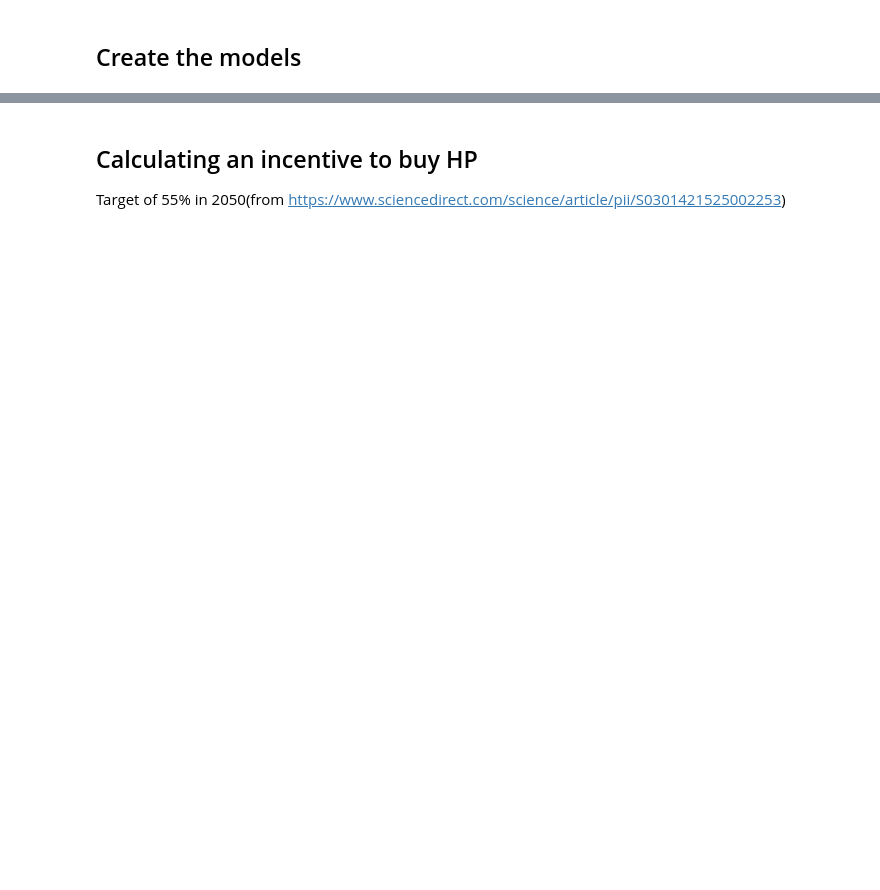
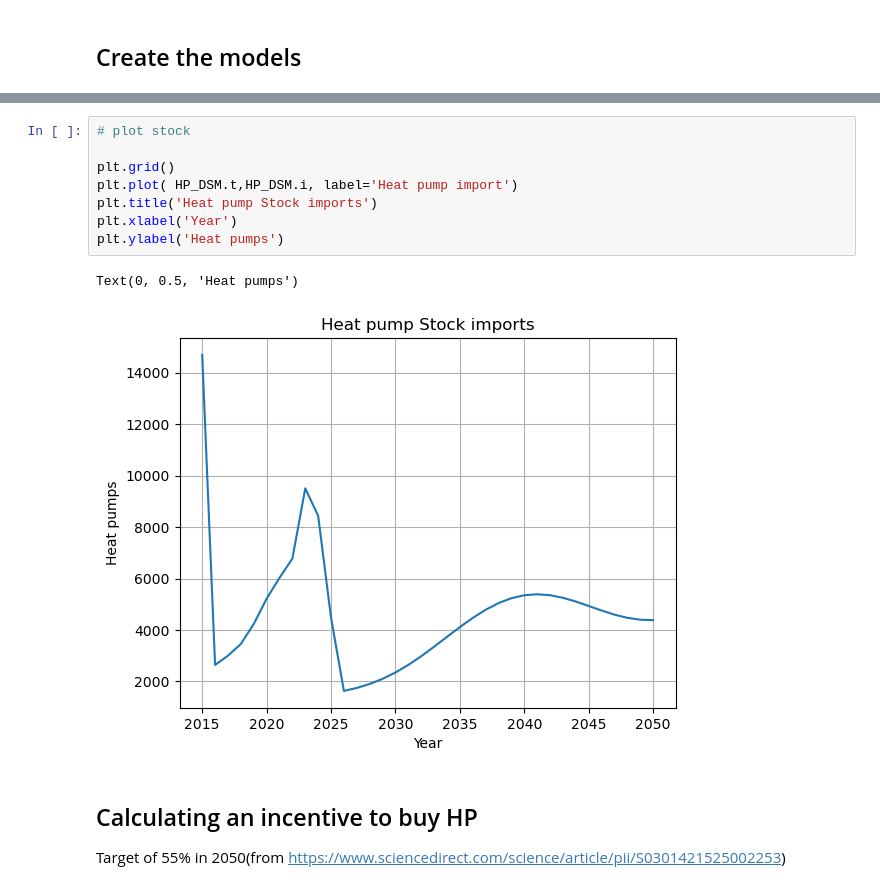
Before and after one commit to Margaux-Ccd/MFA_HeatPumps, a Jupyter notebook: Dynamic_MFA/Dynamic_HP.ipynb, the cells around one changed output, grey strips where cells are left out. Drawn from its saved outputs; the diff is of its cells as text; blank space fills up the shorter version.

```diff
--- a/Dynamic_MFA/Dynamic_HP.ipynb
+++ b/Dynamic_MFA/Dynamic_HP.ipynb
@@ -144,5 +160,16 @@ plt.ylabel('% of Heat pumps')
 Text(0, 0.5, '% of Heat pumps')
 [figure]
+# %%
+# plot stock
+
+plt.grid()
+plt.plot( HP_DSM.t,HP_DSM.i, label='Heat pump import')
+plt.title('Heat pump Stock imports')
+plt.xlabel('Year')
+plt.ylabel('Heat pumps')
+# %% [output]
+Text(0, 0.5, 'Heat pumps')
+[figure, added]
 # %% [markdown]
 ## Calculating an incentive to buy HP
 Target of 55% in 2050(from https://www.sciencedirect.com/science/article/pii/S0301421525002253)
```
Also changed, not shown: parts of 20 cells of this notebook.
